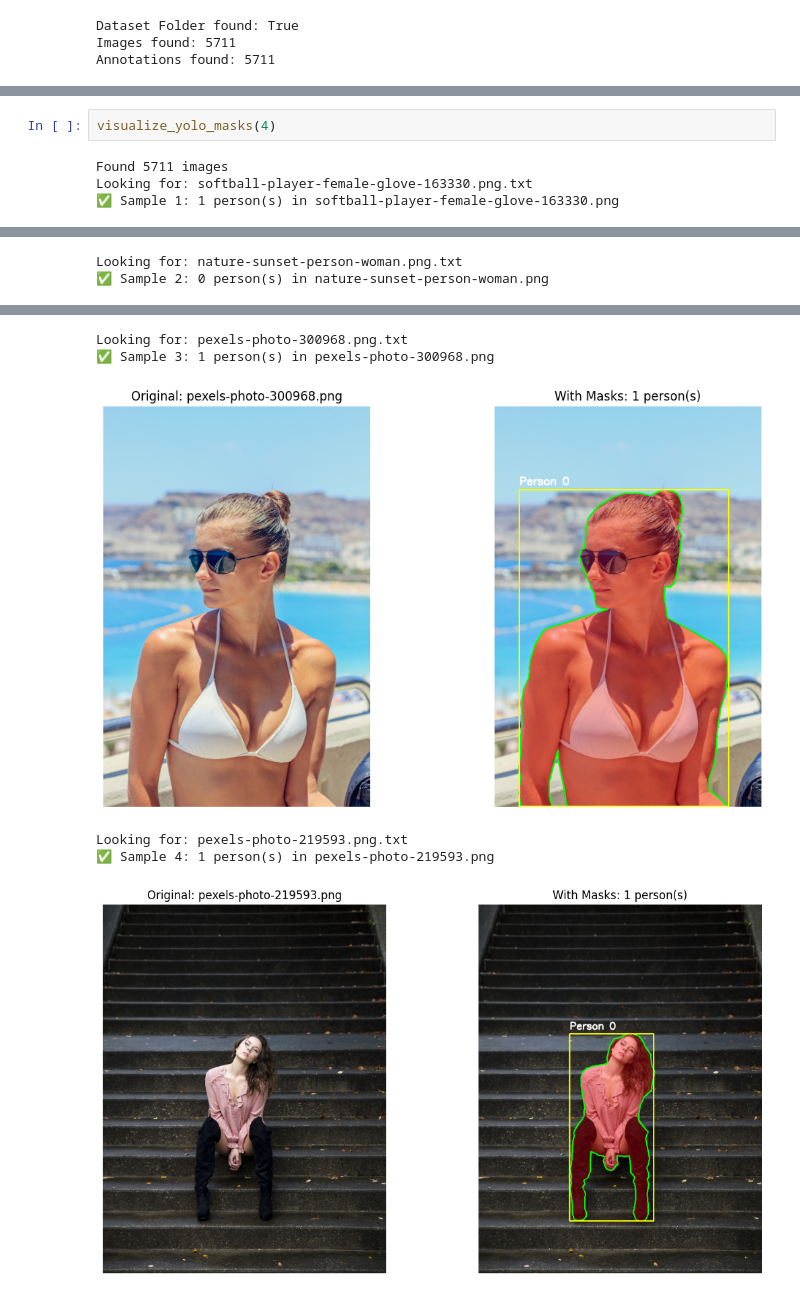
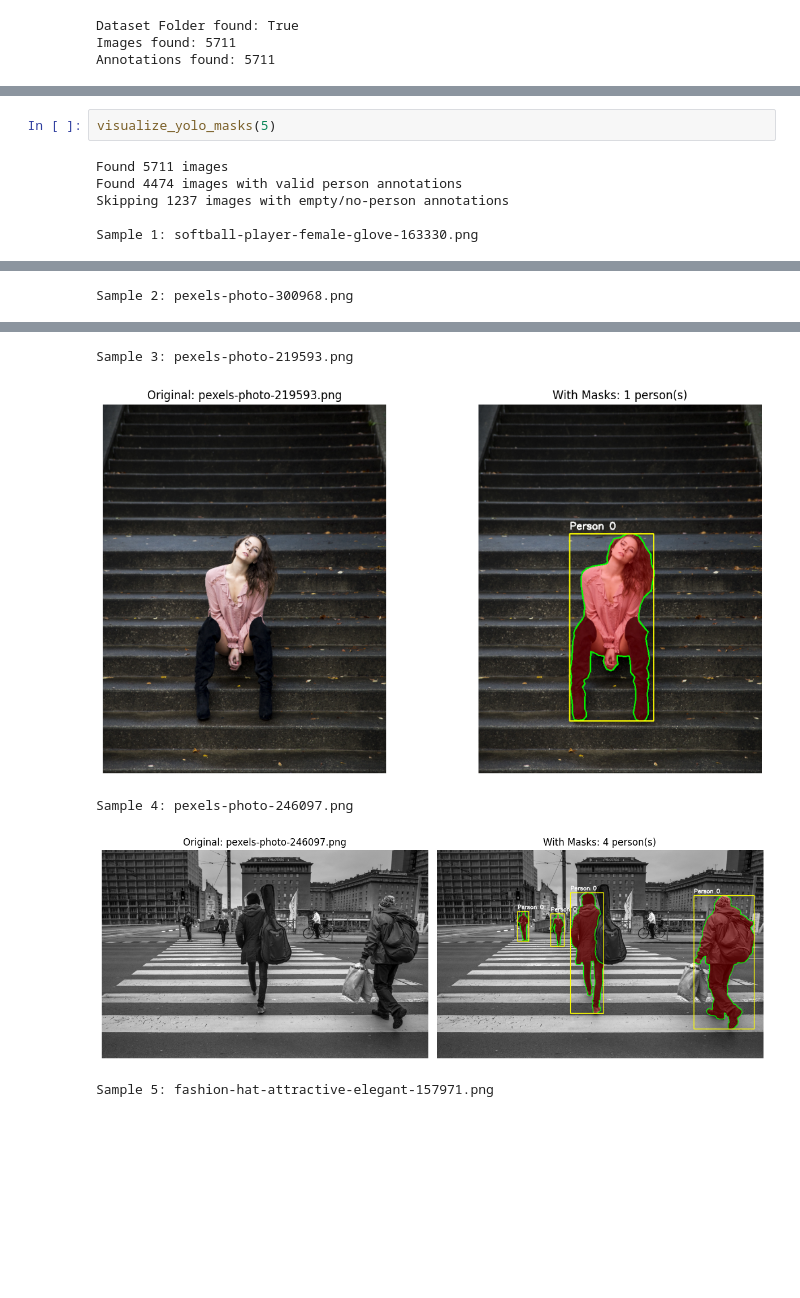
Before and after one commit to timz815/IAT360-CV-Project, a Jupyter notebook: CVNotebook.ipynb, the cells around one changed output, grey strips where cells are left out. Drawn from its saved outputs; the diff is of its cells as text; blank space fills up the shorter version.

```diff
--- a/CVNotebook.ipynb
+++ b/CVNotebook.ipynb
@@ -157,9 +190,10 @@ def visualize_yolo_masks(num_samples=4):
 # %%
-visualize_yolo_masks(4)
+visualize_yolo_masks(5)
 # %% [output]
 Found 5711 images
-Looking for: softball-player-female-glove-163330.png.txt
-✅ Sample 1: 1 person(s) in softball-player-female-glove-163330.png
+Found 4474 images with valid person annotations
+Skipping 1237 images with empty/no-person annotations
+
+Sample 1: softball-player-female-glove-163330.png
 [figure]
-Looking for: nature-sunset-person-woman.png.txt
-✅ Sample 2: 0 person(s) in nature-sunset-person-woman.png
+Sample 2: pexels-photo-300968.png
@@ -167,6 +201,5 @@ Looking for: nature-sunset-person-woman.png.txt
-Looking for: pexels-photo-300968.png.txt
-✅ Sample 3: 1 person(s) in pexels-photo-300968.png
+Sample 3: pexels-photo-219593.png
-[figure, old version]
+[figure, new version]
-Looking for: pexels-photo-219593.png.txt
-✅ Sample 4: 1 person(s) in pexels-photo-219593.png
+Sample 4: pexels-photo-246097.png
-[figure, old version]
+[figure, new version]
+Sample 5: fashion-hat-attractive-elegant-157971.png
```
Also changed, not shown: parts of 7 cells of this notebook.
